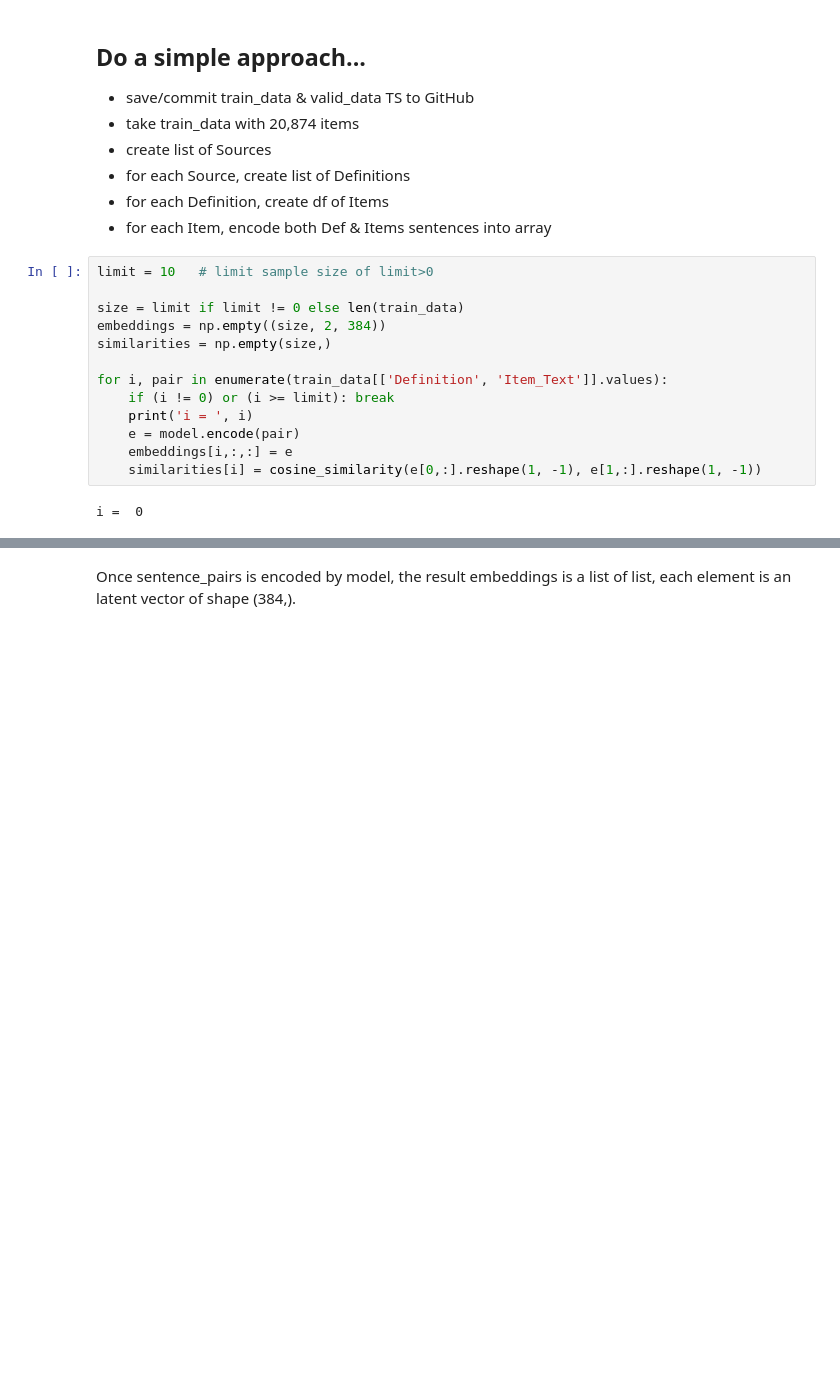
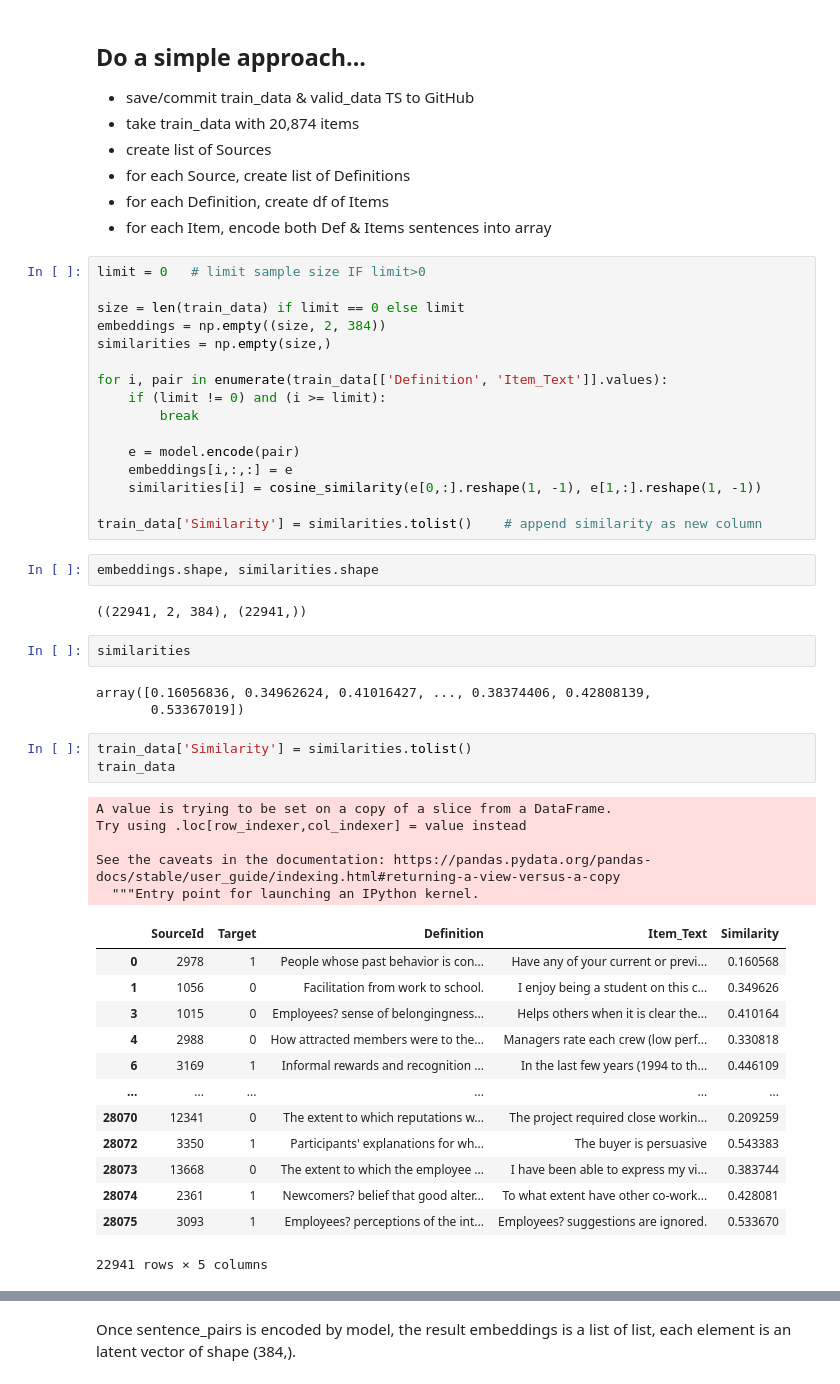
Before and after one commit to Hackathorn/CVA-SBERT, a Jupyter notebook: notebooks/CVA-using-SBert-overview.ipynb, the cells around one changed output, grey strips where cells are left out. Saved outputs shown, nothing was run; the diff lists cells and outputs as text; blank space fills up the shorter version.

```diff
--- a/notebooks/CVA-using-SBert-overview.ipynb
+++ b/notebooks/CVA-using-SBert-overview.ipynb
@@ -213,17 +213,49 @@ if 'EXP_PATH' in globals():
 - for each Definition, create df of Items
 - for each Item, encode both Def & Items sentences into array
 # %%
-limit = 10   # limit sample size of limit>0
+limit = 0   # limit sample size IF limit>0
 
-size = limit if limit != 0 else len(train_data)
+size = len(train_data) if limit == 0 else limit
 embeddings = np.empty((size, 2, 384))
 similarities = np.empty(size,)
 
 for i, pair in enumerate(train_data[['Definition', 'Item_Text']].values):
-    if (i != 0) or (i >= limit): break
-    print('i = ', i)
+    if (limit != 0) and (i >= limit):
+        break
+
     e = model.encode(pair)
     embeddings[i,:,:] = e
     similarities[i] = cosine_similarity(e[0,:].reshape(1, -1), e[1,:].reshape(1, -1))
+
+train_data['Similarity'] = similarities.tolist()    # append similarity as new column
-# %% [output]
-i =  0
+# %%
+embeddings.shape, similarities.shape
+# %% [output]
+((22941, 2, 384), (22941,))
+# %%
+similarities
+# %% [output]
+array([0.16056836, 0.34962624, 0.41016427, ..., 0.38374406, 0.42808139,
+       0.53367019])
+# %%
+train_data['Similarity'] = similarities.tolist()
+train_data
+# %% [output]
+A value is trying to be set on a copy of a slice from a DataFrame.
+Try using .loc[row_indexer,col_indexer] = value instead
+
+See the caveats in the documentation: https://pandas.pydata.org/pandas-docs/stable/user_guide/indexing.html#returning-a-view-versus-a-copy
+  """Entry point for launching an IPython kernel.
+|  | SourceId | Target | Definition | Item_Text | Similarity |
+| 0 | 2978 | 1 | People whose past behavior is con... | Have any of your current or previ... | 0.160568 |
+| 1 | 1056 | 0 | Facilitation from work to school. | I enjoy being a student on this c... | 0.349626 |
+| 3 | 1015 | 0 | Employees? sense of belongingness... | Helps others when it is clear the... | 0.410164 |
+| 4 | 2988 | 0 | How attracted members were to the... | Managers rate each crew (low perf... | 0.330818 |
+| 6 | 3169 | 1 | Informal rewards and recognition ... | In the last few years (1994 to th... | 0.446109 |
+| ... | ... | ... | ... | ... | ... |
+| 28070 | 12341 | 0 | The extent to which reputations w... | The project required close workin... | 0.209259 |
+| 28072 | 3350 | 1 | Participants' explanations for wh... | The buyer is persuasive | 0.543383 |
+| 28073 | 13668 | 0 | The extent to which the employee ... | I have been able to express my vi... | 0.383744 |
+| 28074 | 2361 | 1 | Newcomers? belief that good alter... | To what extent have other co-work... | 0.428081 |
+| 28075 | 3093 | 1 | Employees? perceptions of the int... | Employees? suggestions are ignored. | 0.533670 |
+22941 rows × 5 columns
```
Also changed, not shown: parts of 6 cells of this notebook.
